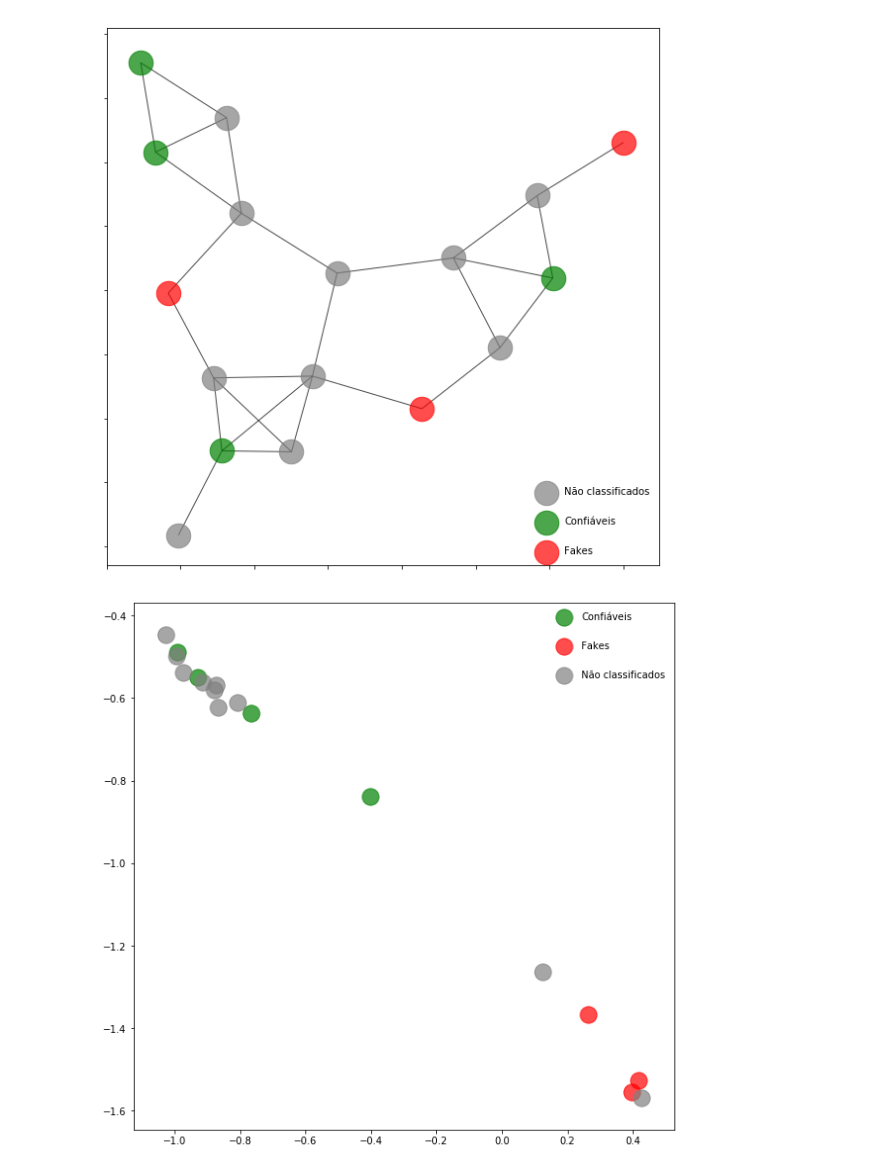
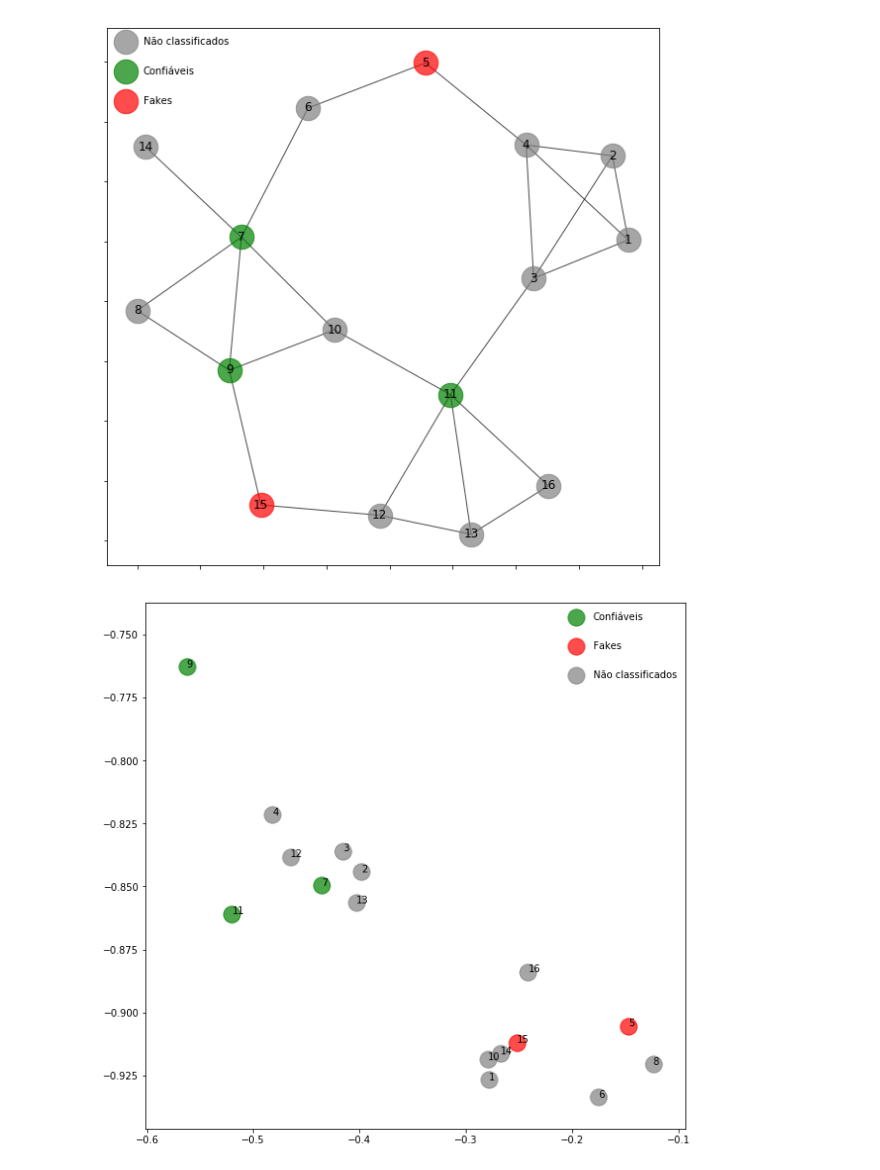
Before and after one commit to caiocrr/RealRank, a Jupyter notebook: Notebooks/Visualizer.ipynb, the cells around one changed output. Drawn from its saved outputs; the diff is of its cells as text; code cells hidden in the pictures.

Commit message:
visualizer; new args main;

```diff
--- a/Notebooks/Visualizer.ipynb
+++ b/Notebooks/Visualizer.ipynb
@@ -5,13 +5,16 @@ import numpy as np
 import ctypes
 import matplotlib.colors as clr
 import matplotlib.pyplot as plt
+# %%
+#base_dir = "../social_networks/common_friends/"
+base_dir = "../social_networks/degrees/"
 # %%
 
-G = nx.read_edgelist("../social_networks/social_network.edgelist", encoding='utf-8', nodetype=int)
+G = nx.read_edgelist(base_dir+"social_network.edgelist", encoding='utf-8', nodetype=int)
 #G = nx.convert_node_labels_to_integers(G, first_label=1, ordering="sorted")
 # %%
-df = pd.read_csv("../social_networks/social_network.struc2vec", skiprows=1, sep=' ', header=None, index_col=0).sort_index()
-df_train = pd.read_csv("../social_networks/social_network.train", sep=' ', header=None, index_col=0).sort_index()
+df = pd.read_csv(base_dir+"social_network.struc2vec", skiprows=1, sep=' ', header=None, index_col=0).sort_index()
+df_train = pd.read_csv(base_dir+"social_network.train", sep=' ', header=None, index_col=0).sort_index()
 
 u_ids = [i for i in df.index if i not in df_train.index]
 c_ids = [j for j in df_train[df_train[1] == 1].index]
@@ -19,18 +22,22 @@ f_ids = [j for j in df_train[df_train[1] == 0].index]
 # %%
 
 fig, ax1 = plt.subplots(1,1,figsize=(10,10))
 #x.draw_kamada_kawai(G,node_color = color_map, label = 'a')
 pos=nx.kamada_kawai_layout(G)
 nx.draw_networkx_nodes(G,node_size=600, alpha=0.7, pos=pos, nodelist=u_ids,node_color='grey', label=u'Não classificados')
 nx.draw_networkx_nodes(G,node_size=600, alpha=0.7, pos=pos, nodelist=c_ids,node_color='green', label=u'Confiáveis')
 nx.draw_networkx_nodes(G,node_size=600, alpha=0.7, pos=pos, nodelist=f_ids,node_color='red', label='Fakes')
 nx.draw_networkx_edges(G, alpha=0.7, pos=pos)
-ax1.legend(labelspacing=2, loc='lower right', frameon=False)
+
+nx.draw_networkx_labels(G,pos=pos, labels={k+1:v for k,v in enumerate(df.index)})
+
+
+ax1.legend(labelspacing=2, loc='upper left', frameon=False)
 ax1.set_yticklabels([])
 ax1.set_xticklabels([])
 plt.show()
 # %% [output]
-[figure, old version]
+[figure, new version]
 # %%
 fig, ax1 = plt.subplots(1,1,figsize=(10,10))
 
@@ -40,13 +47,15 @@ cdict = {1: 'green', 2: 'red', 3: 'gray'}
 for g in np.unique(groups):
     ix = df[groups == g].index
     ax1.scatter(df.loc[ix,1], df.loc[ix, 2], c = cdict[g], label = labels[g], s = 300, alpha=0.7)
+for i in df.index:
+    ax1.annotate(i, (df.loc[i,1], df.loc[i, 2]))
 # ax1.scatter(df[1][df_train[df_train[1] == 1].index], df[2][df_train[df_train[1] == 1].index], c='green', s=300)
 # ax1.scatte r(df[1][df_train[df_train[1] == 0].index], df[2][df_train[df_train[1] == 0].index], c='red', s=300)
 # ax1.scatter(df.loc[[i for i in df.index if i not in df_train.index], 1], df.loc[[i for i in df.index if i not in df_train.index], 2], c='gray', s=300)
-ax1.legend(labelspacing=2, loc='upper right', frameon=False)
+ax1.legend(labelspacing=2, frameon=False)
 plt.show()
 # %% [output]
-[figure, old version]
+[figure, new version]
 # %%
 #training
 # %%
```
Also changed, not shown: parts of 4 cells of this notebook, 9 other files.
